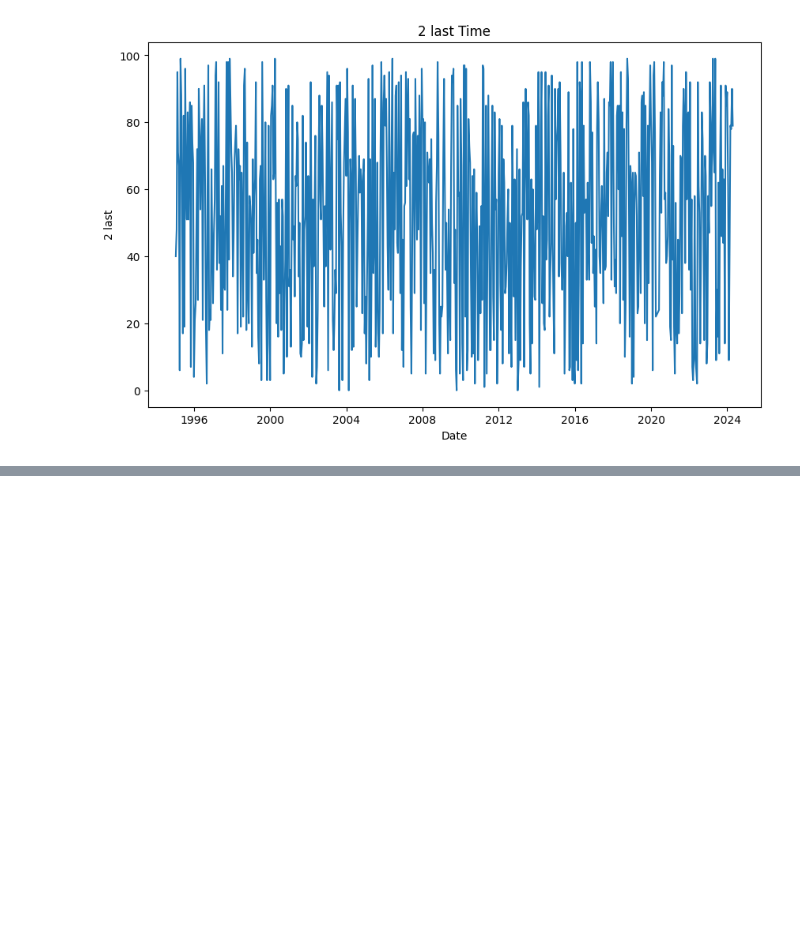
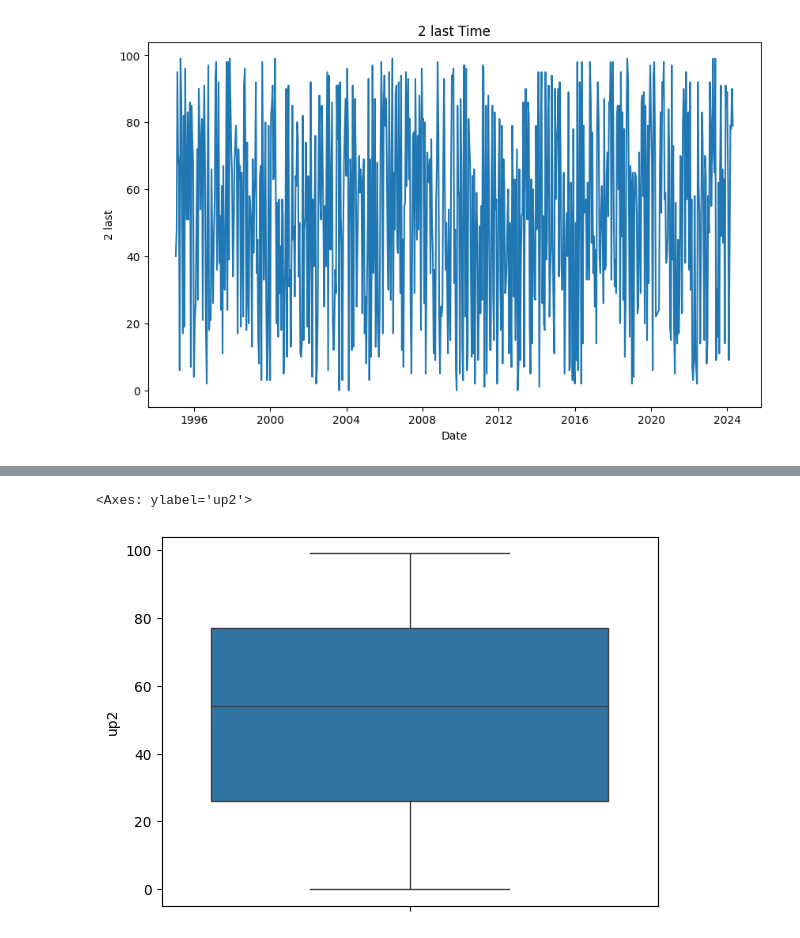
Before and after one commit to Tonry12/BSC_DPDM23, a Jupyter notebook: lotterry_prediction.ipynb, the cells around one changed output, grey strips where cells are left out. Drawn from its saved outputs; the diff is of its cells as text; code cells hidden in the pictures; blank space fills up the shorter version.

```diff
--- a/lotterry_prediction.ipynb
+++ b/lotterry_prediction.ipynb
@@ -122,0 +157,5 @@ plt.show()
+# %%
+sns.boxplot(data=lt['up2'])
+# %% [output]
+<Axes: ylabel='up2'>
+[figure, added]
```
Also changed, not shown: parts of 18 cells of this notebook.
